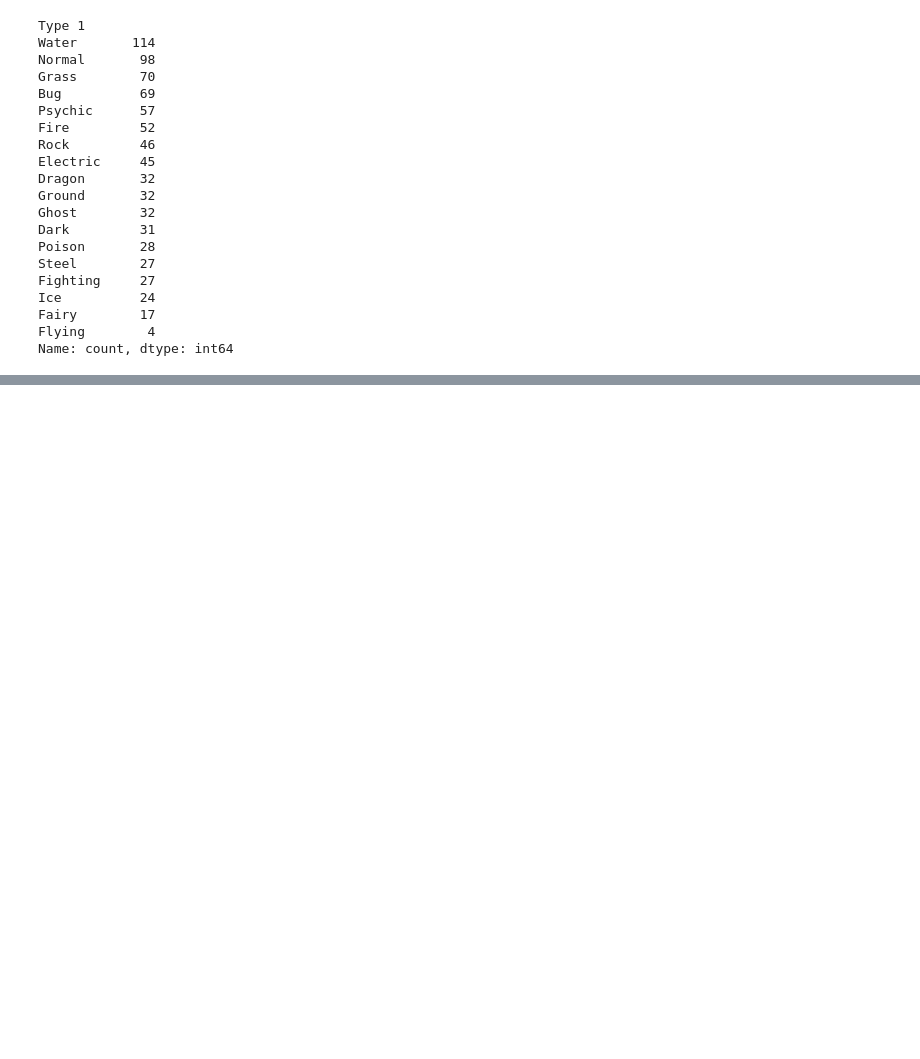
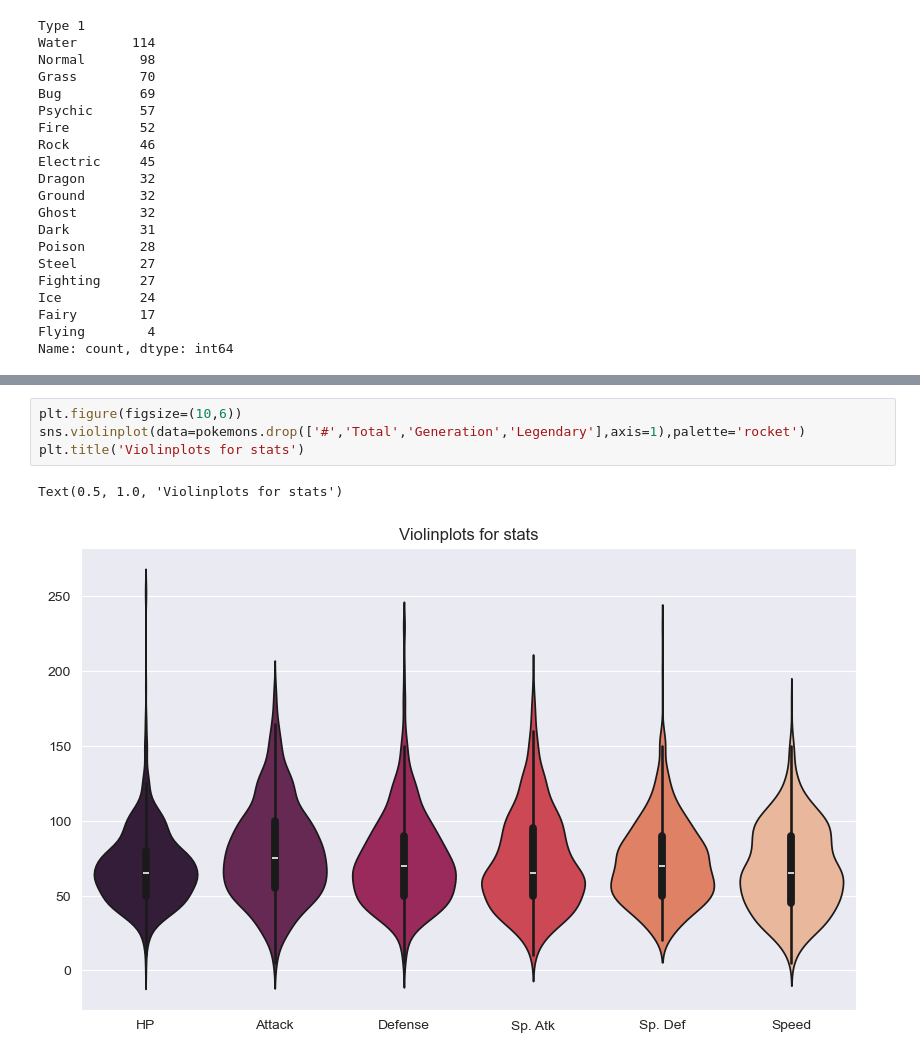
Before and after one commit to DanielGarciaPluma/ECBD_9A_IDGS_PRACTICAS_230187, a Jupyter notebook: Untitled.ipynb, the cells around one changed output, grey strips where cells are left out. Cells and saved outputs as stored; diff of their text form; blank space fills up the shorter version.

```diff
--- a/Untitled.ipynb
+++ b/Untitled.ipynb
@@ -276,0 +297,7 @@ Name: count, dtype: int64
+# %%
+plt.figure(figsize=(10,6))
+sns.violinplot(data=pokemons.drop(['#','Total','Generation','Legendary'],axis=1),palette='rocket')
+plt.title('Violinplots for stats')
+# %% [output]
+Text(0.5, 1.0, 'Violinplots for stats')
+[figure, added]
```
Also changed, not shown: parts of 12 cells of this notebook.
